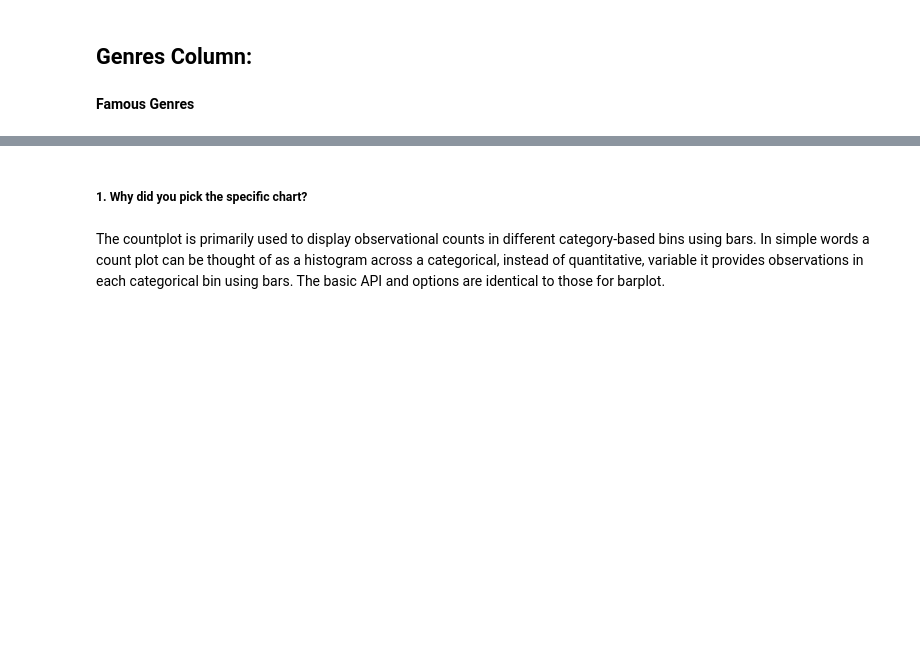
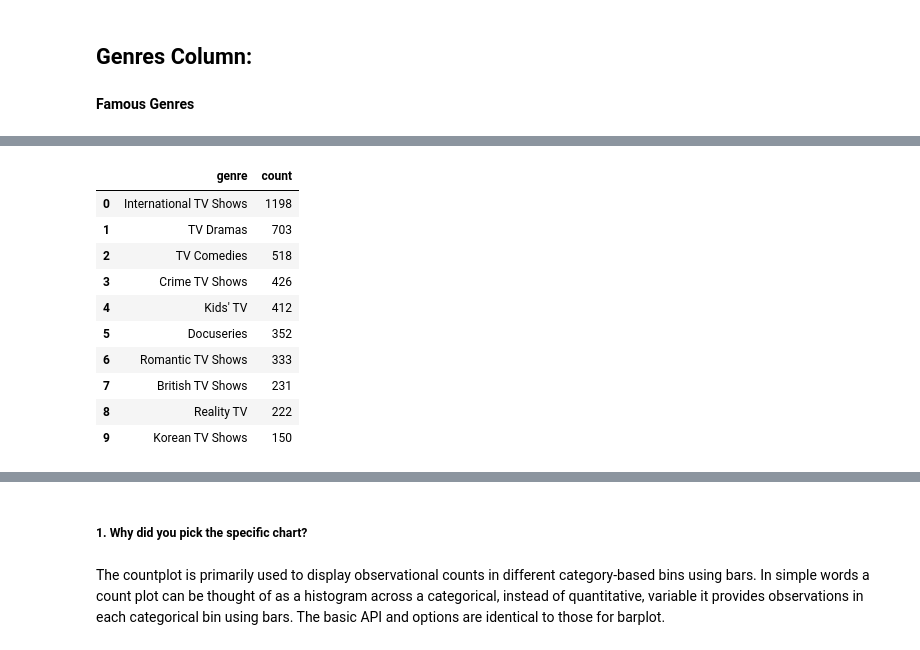
Before and after one commit to DipanshuKumar449/Netflix-Movies-and-TV-Shows-Clustering, a Jupyter notebook: Netflix_Movies_and_TV_Shows_Clustering.ipynb, the cells around one changed output, grey strips where cells are left out. Saved outputs shown, nothing was run; the diff lists cells and outputs as text; code cells hidden in the pictures; blank space fills up the shorter version.

```diff
--- a/Netflix_Movies_and_TV_Shows_Clustering.ipynb
+++ b/Netflix_Movies_and_TV_Shows_Clustering.ipynb
@@ -731,0 +741,19 @@ plt.show()
+# %%
+# Seperating genre from listed_in columns for analysis purpose
+tv_genres = tv_shows['listed_in'].str.split(', ', expand=True).stack().reset_index(level=1, drop=True)
+
+# Top 10 genre in listed movies
+tv_genres = tv_genres.value_counts().reset_index().rename(columns={'index':'genre', 0:'count'})
+tv_genres[:10]
+# %% [output]
+|  | genre | count |
+| 0 | International TV Shows | 1198 |
+| 1 | TV Dramas | 703 |
+| 2 | TV Comedies | 518 |
+| 3 | Crime TV Shows | 426 |
+| 4 | Kids' TV | 412 |
+| 5 | Docuseries | 352 |
+| 6 | Romantic TV Shows | 333 |
+| 7 | British TV Shows | 231 |
+| 8 | Reality TV | 222 |
+| 9 | Korean TV Shows | 150 |
```
Also changed, not shown: parts of 10 cells of this notebook.
